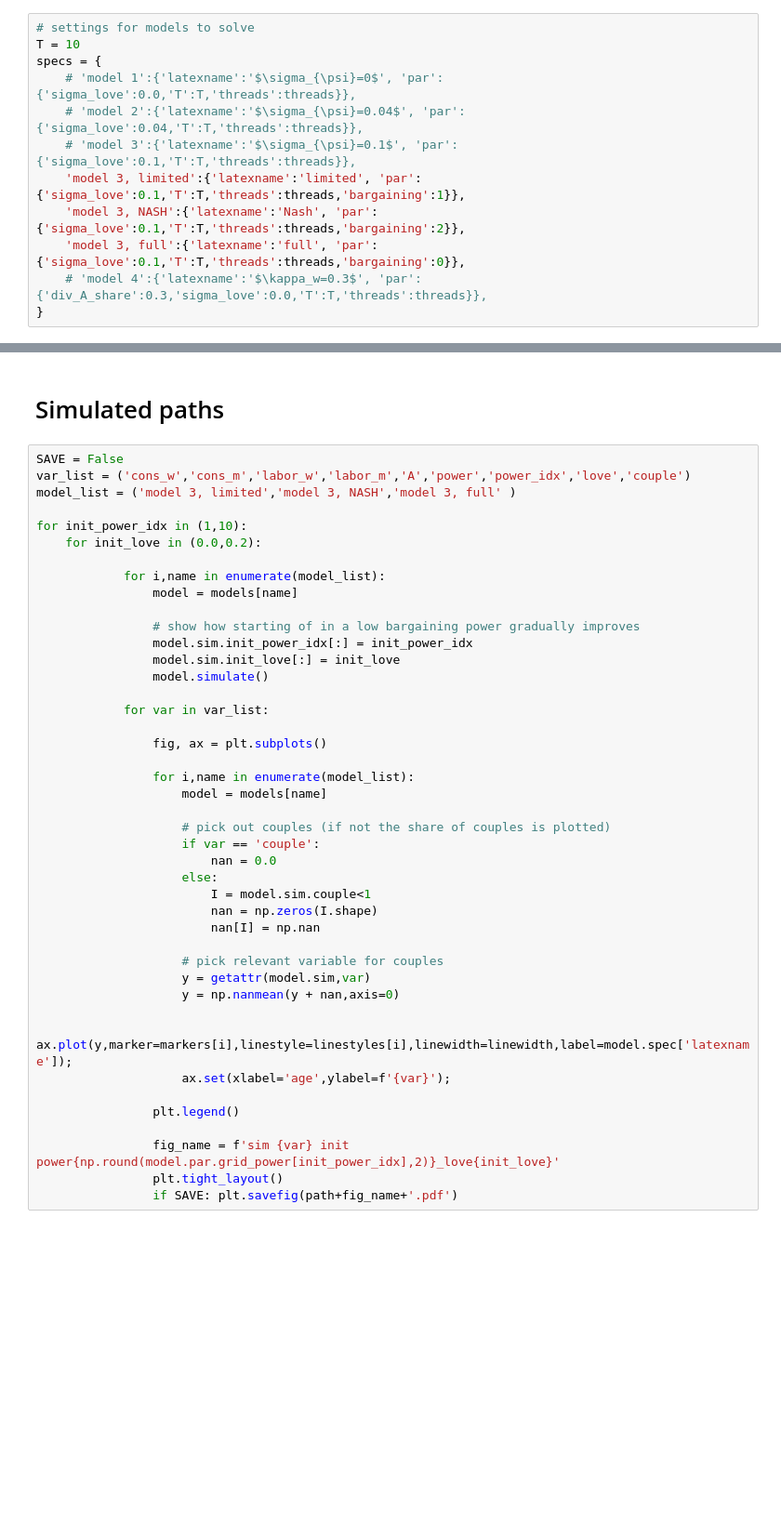
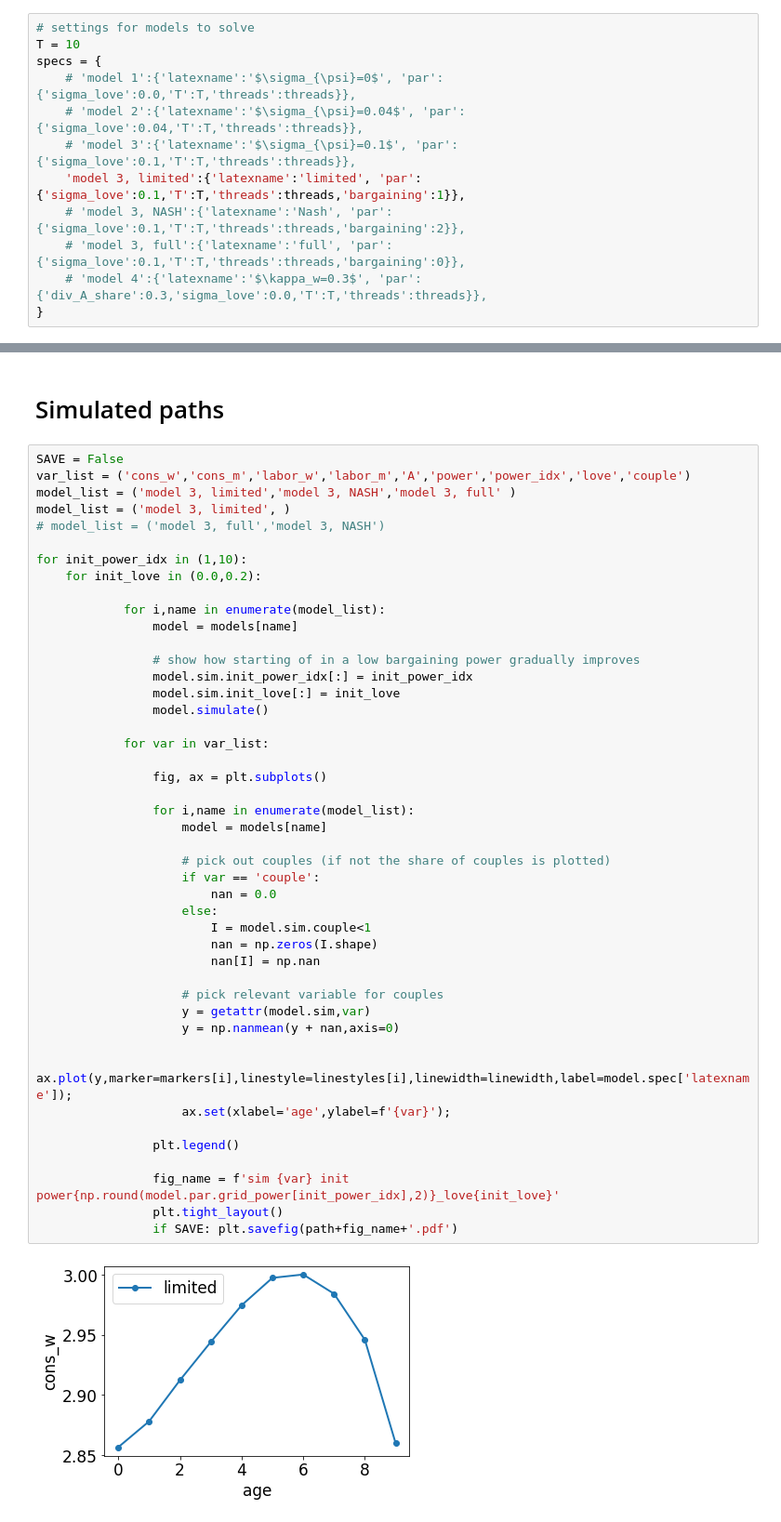
Before and after one commit to ThomasHJorgensen/LimitedCommitmentTest, a Jupyter notebook: Check Model.ipynb, the cells around one changed output, grey strips where cells are left out. Shown at 93% size. Drawn from its saved outputs; the diff is of its cells as text; blank space fills up the shorter version.

```diff
--- a/Check Model.ipynb
+++ b/Check Model.ipynb
@@ -41,8 +41,8 @@ specs = {
     # 'model 2':{'latexname':'$\sigma_{\psi}=0.04$', 'par':{'sigma_love':0.04,'T':T,'threads':threads}},
     # 'model 3':{'latexname':'$\sigma_{\psi}=0.1$', 'par':{'sigma_love':0.1,'T':T,'threads':threads}},
     'model 3, limited':{'latexname':'limited', 'par':{'sigma_love':0.1,'T':T,'threads':threads,'bargaining':1}},
-    'model 3, NASH':{'latexname':'Nash', 'par':{'sigma_love':0.1,'T':T,'threads':threads,'bargaining':2}},
-    'model 3, full':{'latexname':'full', 'par':{'sigma_love':0.1,'T':T,'threads':threads,'bargaining':0}},
+    # 'model 3, NASH':{'latexname':'Nash', 'par':{'sigma_love':0.1,'T':T,'threads':threads,'bargaining':2}},
+    # 'model 3, full':{'latexname':'full', 'par':{'sigma_love':0.1,'T':T,'threads':threads,'bargaining':0}},
     # 'model 4':{'latexname':'$\kappa_w=0.3$', 'par':{'div_A_share':0.3,'sigma_love':0.0,'T':T,'threads':threads}},
 }
 # %%
@@ -158,6 +181,8 @@ print(np.mean(model.sol.EVw_pd.ravel())) # -0.2964800760720916 t=T-1
 SAVE = False
 var_list = ('cons_w','cons_m','labor_w','labor_m','A','power','power_idx','love','couple')
 model_list = ('model 3, limited','model 3, NASH','model 3, full' )
+model_list = ('model 3, limited', )
+# model_list = ('model 3, full','model 3, NASH')
 
 for init_power_idx in (1,10):
     for init_love in (0.0,0.2):
@@ -170,30 +195,32 @@ for init_power_idx in (1,10):
                 model.sim.init_love[:] = init_love
                 model.simulate()
 
             for var in var_list:
 
                 fig, ax = plt.subplots()
 
                 for i,name in enumerate(model_list):
                     model = models[name]
 
                     # pick out couples (if not the share of couples is plotted)
                     if var == 'couple':
                         nan = 0.0
                     else:
                         I = model.sim.couple<1
                         nan = np.zeros(I.shape)
                         nan[I] = np.nan
 
                     # pick relevant variable for couples
                     y = getattr(model.sim,var)
                     y = np.nanmean(y + nan,axis=0)
 
                     ax.plot(y,marker=markers[i],linestyle=linestyles[i],linewidth=linewidth,label=model.spec['latexname']);
                     ax.set(xlabel='age',ylabel=f'{var}');
 
                 plt.legend()
 
                 fig_name = f'sim {var} init power{np.round(model.par.grid_power[init_power_idx],2)}_love{init_love}'
                 plt.tight_layout()
                 if SAVE: plt.savefig(path+fig_name+'.pdf')
+# %% [output]
+[figure, added]
```
Also changed, not shown: parts of 5 cells of this notebook, 4 other files.
